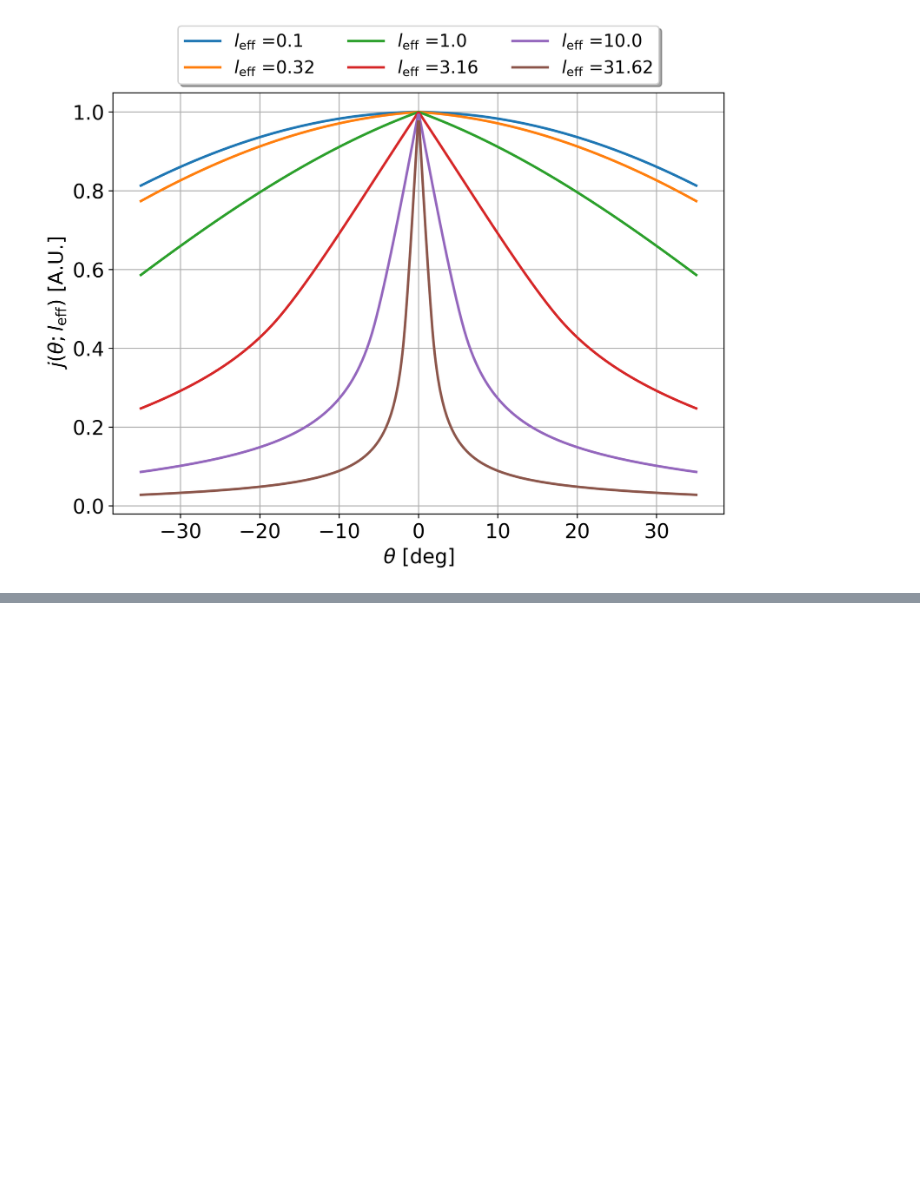
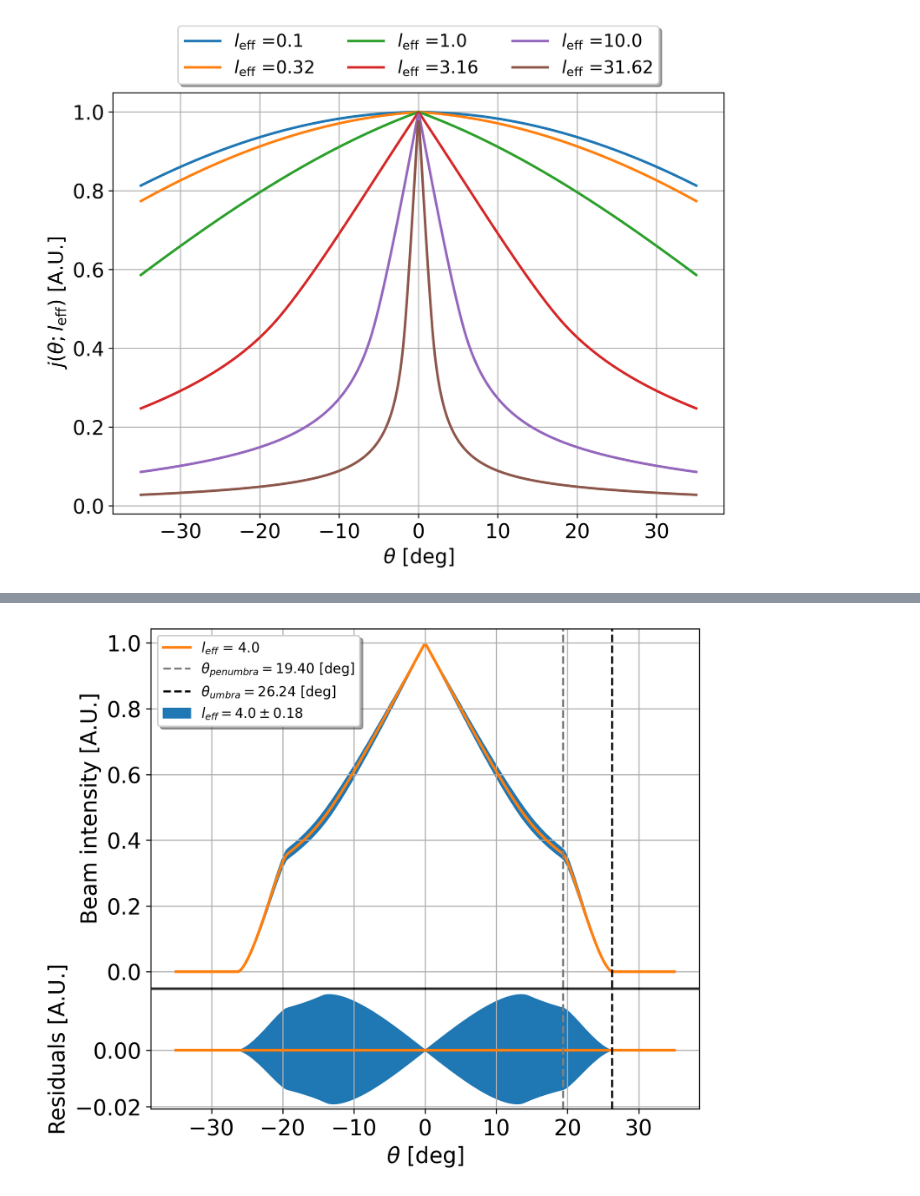
Before and after one commit to christianmatthe/wire_analysis, a Jupyter notebook: scripts/notebooks/2024_04_24_plot_multi_l_eff.ipynb, the cells around one changed output, grey strips where cells are left out. Drawn from its saved outputs; the diff is of its cells as text; code cells hidden in the pictures; blank space fills up the shorter version.

```diff
--- a/scripts/notebooks/2024_04_24_plot_multi_l_eff.ipynb
+++ b/scripts/notebooks/2024_04_24_plot_multi_l_eff.ipynb
@@ -229,0 +241,98 @@ plt.grid(True)
+# %%
+xs = np.linspace(-35,35, 200)
+# ys = visible_fraction(xs * degree)
+ys = np.array([new_H_profile(np.abs(x) * degree, l_eff = 4.0) for x in xs])
+ys_high = np.array([new_H_profile(np.abs(x) * degree, l_eff = 4.0 +0.18)
+                    for x in xs])
+ys_low = np.array(
+    [new_H_profile(np.abs(x) * degree, l_eff = 4.0 -0.18) for x in xs]
+                 )
+
+
+fig = plt.figure(0, figsize=(8,6.5), dpi =300)
+ax1=plt.gca()
+gs = mpl.gridspec.GridSpec(2, 1, height_ratios=[3, 1])
+gs.update(#wspace=0.05
+        hspace = 0.005
+        )
+
+ax1 = plt.subplot(gs[0])
+ax2 = plt.subplot(gs[1])
+
+
+ax1.fill_between(xs,ys_high,ys_low,
+        color = "C0" ,label = r"$l_{eff} = 4.0 \pm 0.18$",
+         #lw= 4
+         )
+ax1.plot(xs,ys,
+        color = "C1" ,
+        label = r"$l_{eff}$ = 4.0",
+         lw= 2)
+theta_inner = 0.3385556949116842 # 19.3978 deg
+theta_outer = 0.45799795159722173 # 26.2413 deg
+ax1.axvline(theta_inner / degree, label=r"$\theta_{penumbra} = $"
+        + f"{theta_inner/degree:.2f} [deg]",
+        color = "gray", alpha = 1, ls = "--")
+ax1.axvline(theta_outer / degree, label=r"$\theta_{umbra} = $"
+        + f"{theta_outer/degree:.2f} [deg]",
+        color = "k", alpha = 1, ls = "--")
+
+
+ax1.set_xlabel(r"$\theta$ [deg]")
+ax1.set_ylabel(r"Beam intensity [A.U.]")
+
+ax1.grid(True)
+ax1.legend(shadow=True, fontsize="10")
+
+
+ax2.fill_between(xs,ys_high - ys,ys_low-ys,
+        color = "C0" ,label = r"$l_{eff} = 4.0 \pm 0.18$",
+         #lw= 4
+         )
+
+ax2.plot(xs,ys-ys,
+        color = "C1" ,
+        label = r"$l_{eff}$ = 4.0",
+         lw= 2)
+theta_inner = 0.3385556949116842 # 19.3978 deg
+theta_outer = 0.45799795159722173 # 26.2413 deg
+ax2.axvline(theta_inner / degree, label=r"$\theta_{penumbra} = $"
+        + f"{theta_inner/degree:.2f} [deg]",
+        color = "gray", alpha = 1, ls = "--")
+ax2.axvline(theta_outer / degree, label=r"$\theta_{umbra} = $"
+        + f"{theta_outer/degree:.2f} [deg]",
+        color = "k", alpha = 1, ls = "--")
+
+
+ax2.set_xlabel(r"$\theta$ [deg]")
+ax2.set_ylabel(r"Residuals [A.U.]")
+
+ax2.grid(True)
+
+
+
+
+#make custom pruning of uppper tick (do not plot ticks in upper 10%)
+#so that ax2 tick does nto interfere with  ax1 tick
+ax2.locator_params(axis="y", min_n_ticks = 3
+                    )
+y_loc = ax2.yaxis.get_majorticklocs()
+x_loc = ax1.xaxis.get_majorticklocs()
+#print("y_loc: ", y_loc)
+#print("y_loc[1:-2]: ", y_loc[1:-2])
+#print("ylim: ", ax2.get_ylim())
+y2_min, y2_max = ax2.get_ylim()
+y_loc = [y for y in y_loc if y2_min < y < y2_max - (y2_max -
+                                                     y2_min)*0.1]
+#print("y_loc: ", y_loc)
+ax2.set_yticks(y_loc)
+# set  x lims:
+x1_min, x1_max = ax1.get_xlim()
+ax2.set_xticks(x_loc)
+ax2.set_xlim(ax1.get_xlim())
+# Delete xticks on 1st axis
+ax1.set_xticklabels([])
+fig.tight_layout()
+fig.subplots_adjust(left=0.2)
+# %% [output]
+[figure, added]
```
Also changed, not shown: parts of 3 cells of this notebook, 4 other files.
